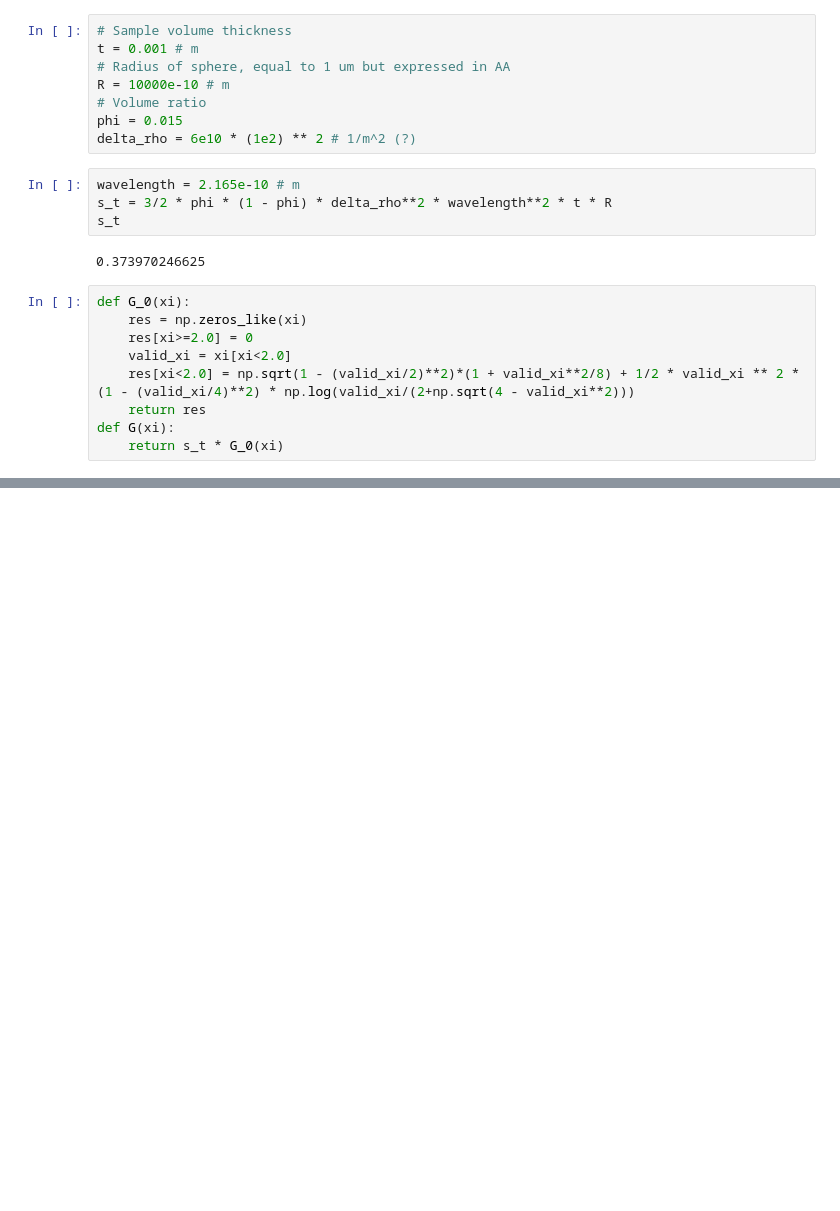
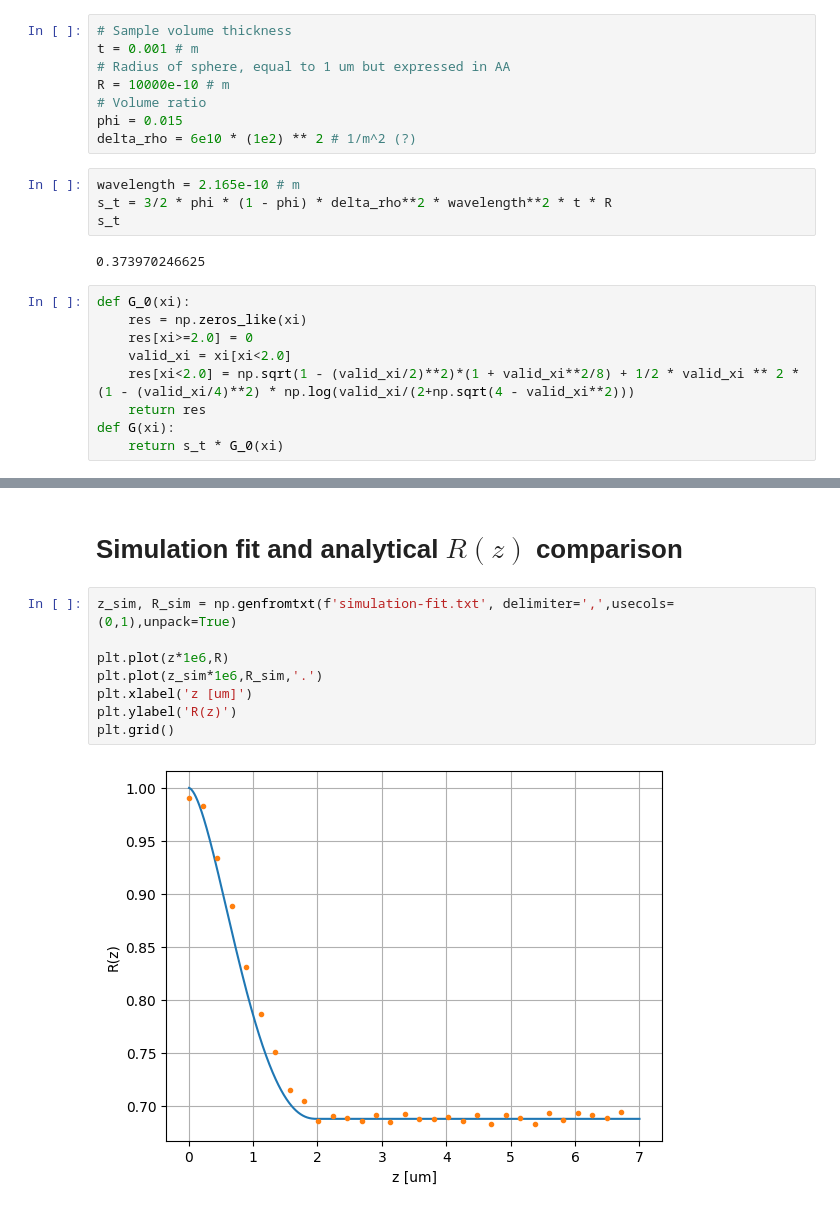
Before and after one commit to McStasMcXtrace/semsans, a Jupyter notebook: analytical-R.ipynb, the cells around one changed output, grey strips where cells are left out. Drawn from its saved outputs; the diff is of its cells as text; blank space fills up the shorter version.

```diff
--- a/analytical-R.ipynb
+++ b/analytical-R.ipynb
@@ -58,0 +46,12 @@ Text(0, 0.5, 'R(z)')
+# %% [markdown]
+# Simulation fit and analytical $R(z)$ comparison
+# %%
+z_sim, R_sim = np.genfromtxt(f'simulation-fit.txt', delimiter=',',usecols=(0,1),unpack=True)
+
+plt.plot(z*1e6,R)
+plt.plot(z_sim*1e6,R_sim,'.')
+plt.xlabel('z [um]')
+plt.ylabel('R(z)')
+plt.grid()
+# %% [output]
+[figure, added]
```
Also changed, not shown: parts of 3 cells of this notebook.
